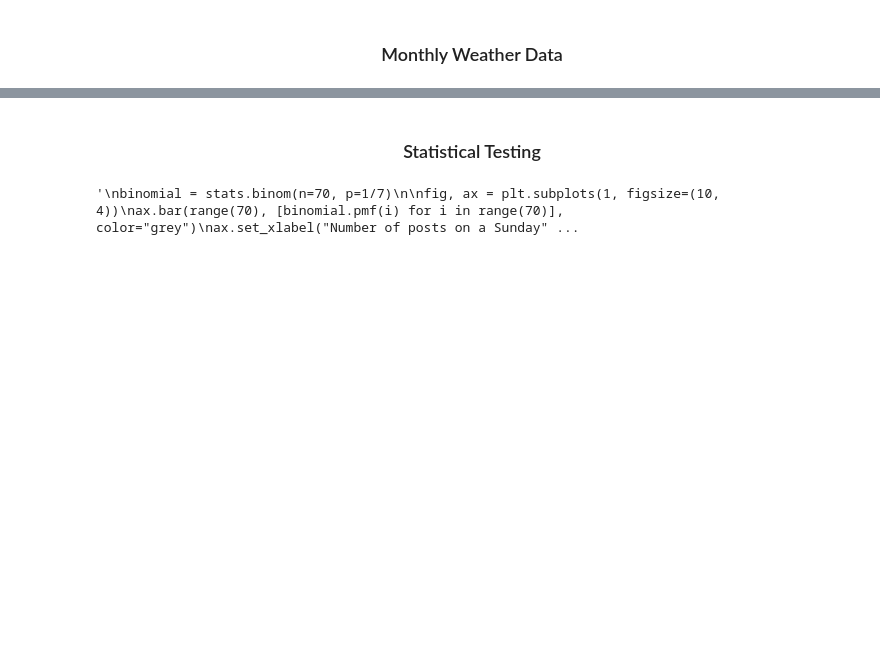
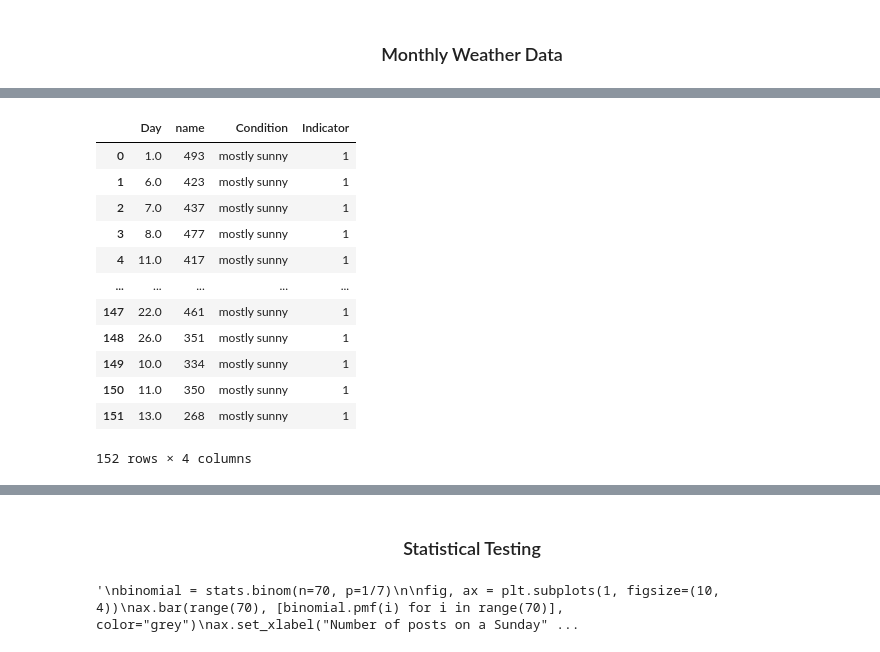
Before and after one commit to egitit/Yelp_Business_Check-ins_and_The-Weather, a Jupyter notebook: yelp_checkin_eda.ipynb, the cells around one changed output, grey strips where cells are left out. Cells and saved outputs as stored; diff of their text form; code cells hidden in the pictures; blank space fills up the shorter version.

```diff
--- a/yelp_checkin_eda.ipynb
+++ b/yelp_checkin_eda.ipynb
@@ -485,11 +513,17 @@ wsep = sep_with_data['Indicator'].mean()
 oct_with_data = _oct.merge(_oct2, how='left', on='Day')
 oct_with_data = oct_with_data.drop("Unnamed: 0", axis=1)
 woct = oct_with_data['Indicator'].mean()
+pos_oct = oct_with_data[oct_with_data['Indicator'] > 0]
+neg_oct = oct_with_data[oct_with_data['Indicator'] == 0]
 # %%
 nov_with_data = nov.merge(nov2, how='left', on='Day')
 nov_with_data = nov_with_data.drop("Unnamed: 0", axis=1)
 wnov = nov_with_data['Indicator'].mean()
+pos_nov = nov_with_data[nov_with_data['Indicator'] > 0]
+neg_nov = nov_with_data[nov_with_data['Indicator'] == 0]
 # %%
 dec_with_data = dec.merge(dec2, how='left', on='Day')
 dec_with_data = dec_with_data.drop("Unnamed: 0", axis=1)
 wdec = dec_with_data['Indicator'].mean()
+pos_dec = dec_with_data[dec_with_data['Indicator'] > 0]
+neg_dec = dec_with_data[dec_with_data['Indicator'] == 0]
@@ -495,0 +568,18 @@ wdec = dec_with_data['Indicator'].mean()
+# %%
+all_pos = pd.concat([pos_feb, pos_mar, pos_apr, pos_may, pos_jun, pos_jul, pos_aug, pos_sep, pos_oct, pos_nov, pos_dec], ignore_index=True, axis=0)
+# %%
+all_pos
+# %% [output]
+|  | Day | name | Condition | Indicator |
+| 0 | 1.0 | 493 | mostly sunny | 1 |
+| 1 | 6.0 | 423 | mostly sunny | 1 |
+| 2 | 7.0 | 437 | mostly sunny | 1 |
+| 3 | 8.0 | 477 | mostly sunny | 1 |
+| 4 | 11.0 | 417 | mostly sunny | 1 |
+| ... | ... | ... | ... | ... |
+| 147 | 22.0 | 461 | mostly sunny | 1 |
+| 148 | 26.0 | 351 | mostly sunny | 1 |
+| 149 | 10.0 | 334 | mostly sunny | 1 |
+| 150 | 11.0 | 350 | mostly sunny | 1 |
+| 151 | 13.0 | 268 | mostly sunny | 1 |
+152 rows × 4 columns
```
Also changed, not shown: parts of 24 cells of this notebook.
